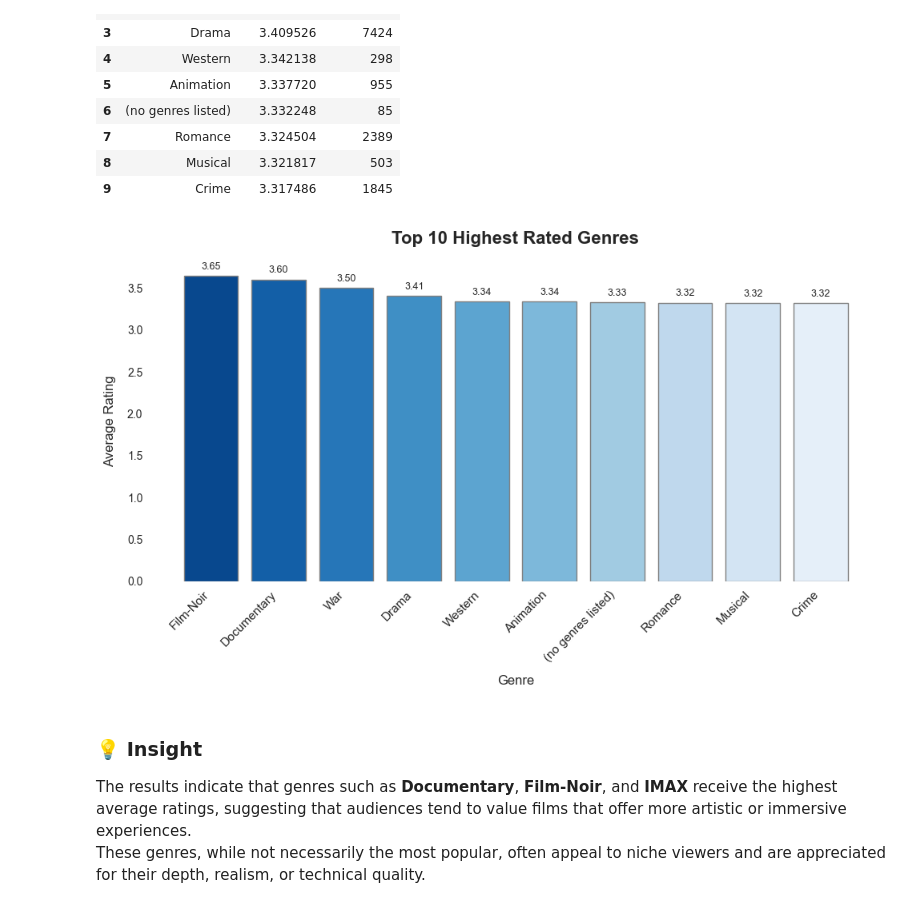
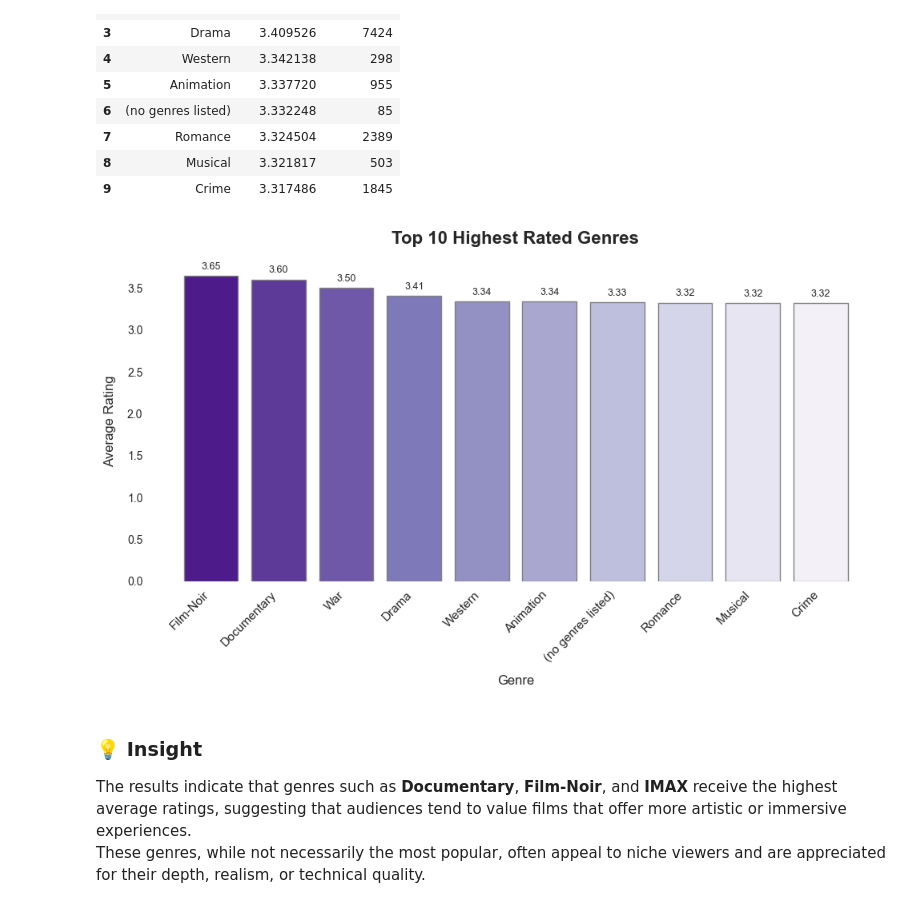
Before and after one commit to ritamaravilhamarques/BDF25_7, a Jupyter notebook: BDF25_7_data/big_data/ml-32m/Notebook_2.ipynb, the cells around one changed output. Drawn from its saved outputs; the diff is of its cells as text; code cells hidden in the pictures.

```diff
--- a/BDF25_7_data/big_data/ml-32m/Notebook_2.ipynb
+++ b/BDF25_7_data/big_data/ml-32m/Notebook_2.ipynb
@@ -793,7 +952,7 @@ plt.figure(figsize=(10, 6))
 bars = plt.bar(
     df_genres_pd["genres"],
     df_genres_pd["total_ratings"],
-    color=sns.color_palette("Blues_r", len(df_genres_pd)),
+    color=sns.color_palette("Purples_r", len(df_genres_pd)),
     edgecolor="white",
     linewidth=1
 )
@@ -880,35 +1039,35 @@ sns.set_style("white")
 plt.figure(figsize=(10, 6))
 
 bars = plt.bar(
     df_genres_avg_pd["genre"],
     df_genres_avg_pd["avg_rating"],
-    color=sns.color_palette("Blues_r", len(df_genres_avg_pd)),
+    color=sns.color_palette("Purples_r", len(df_genres_avg_pd)),
     edgecolor="grey",
     linewidth=1
 )
 
 for bar in bars:
     height = bar.get_height()
     plt.text(
         bar.get_x() + bar.get_width()/2,
         height + 0.05,
         f"{height:.2f}",
         ha="center",
         va="bottom",
         fontsize=9,
         fontweight="medium"
     )
 
 plt.title("Top 10 Highest Rated Genres", fontsize=16, weight="bold", pad=15)
 plt.xlabel("Genre", fontsize=12, labelpad=10)
 plt.ylabel("Average Rating", fontsize=12, labelpad=10)
 plt.xticks(rotation=45, ha="right", fontsize=11)
 plt.yticks(fontsize=10)
 sns.despine(left=True, bottom=True)
 plt.tight_layout()
 plt.show()
 # %% [output]
-[figure, old version]
+[figure, new version]
 # %% [markdown]
 ### 💡 **Insight**
 
```
Also changed, not shown: parts of 64 cells of this notebook, 4 other files.
